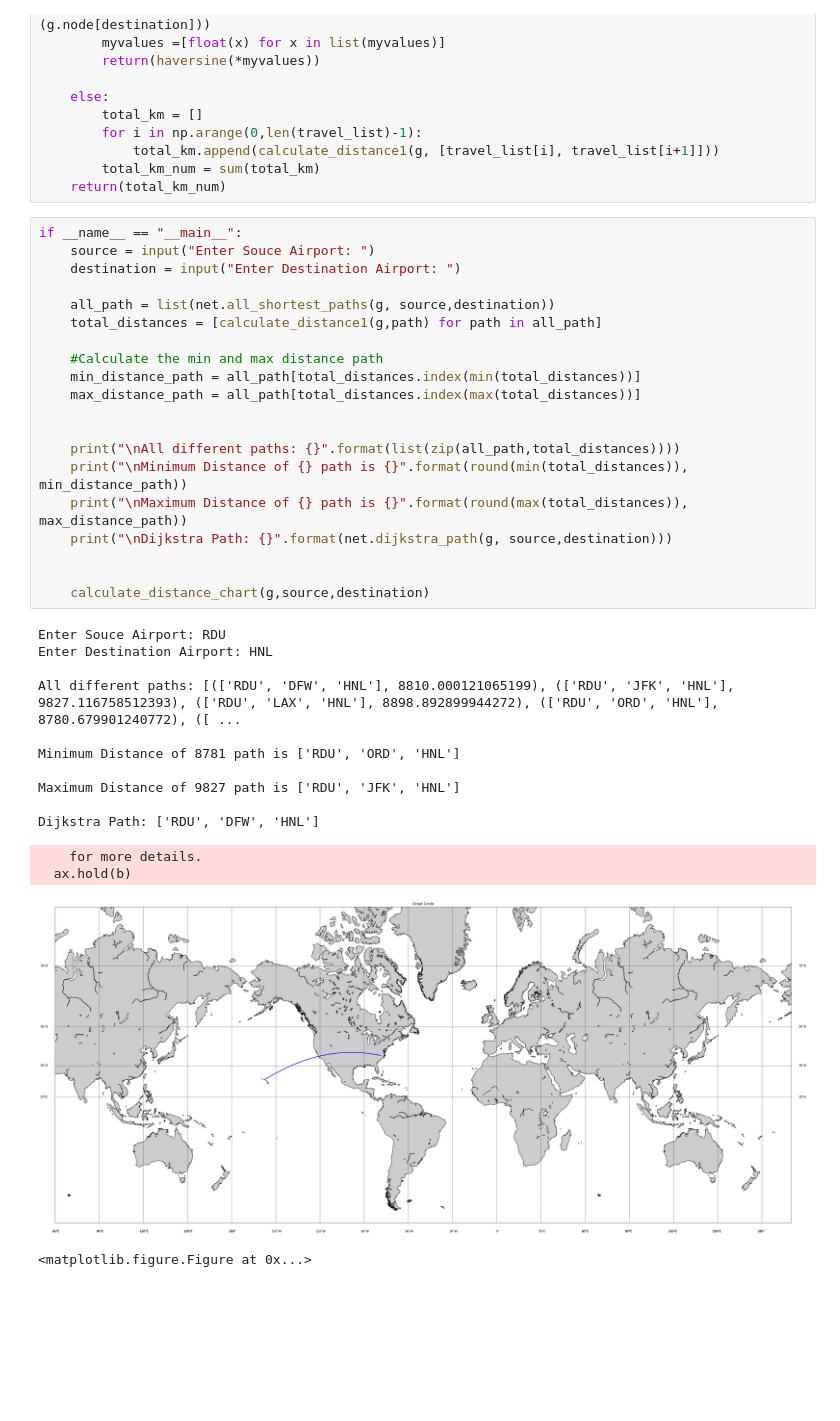
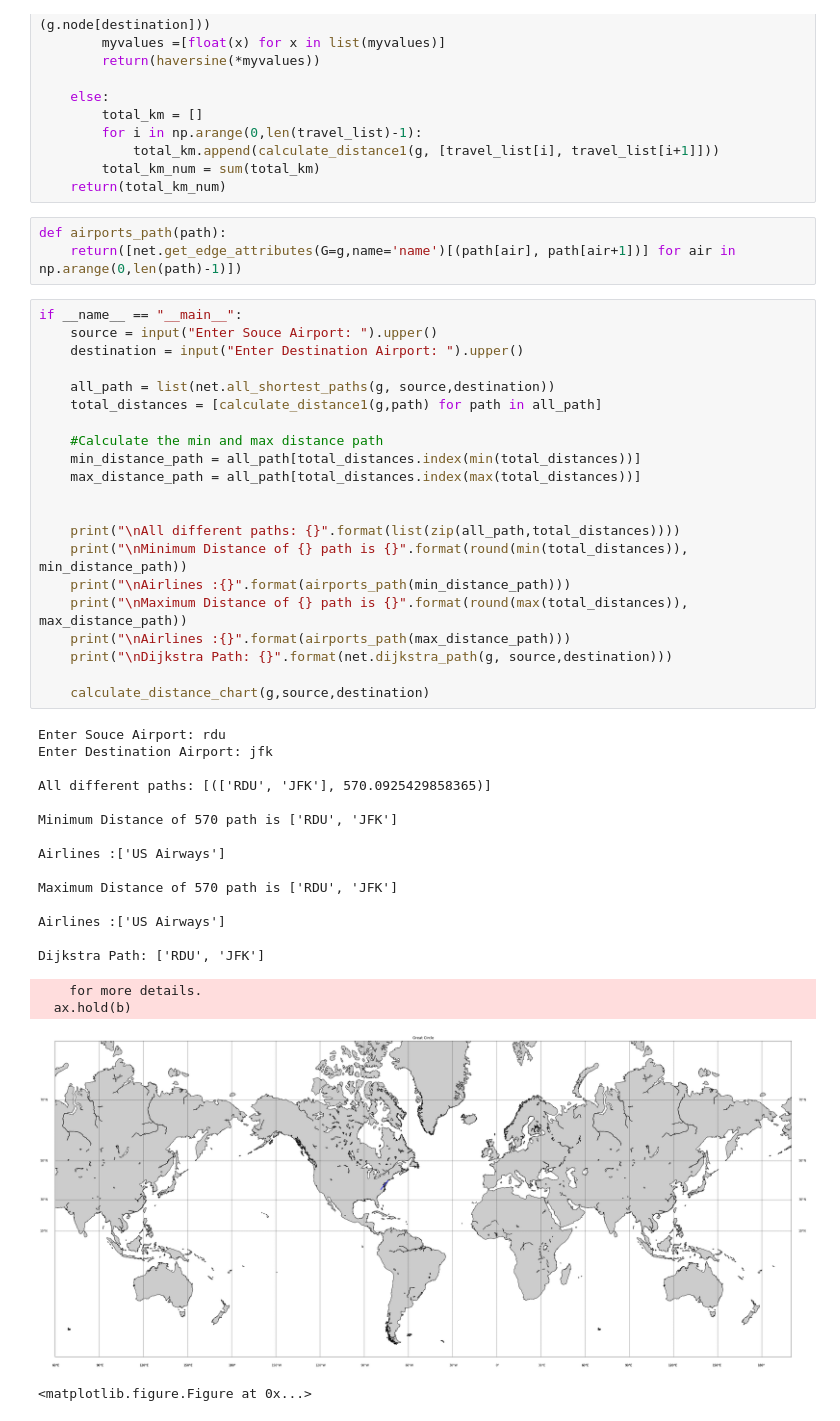
Before and after one commit to bvshyam/620_Project_1, a Jupyter notebook: main_analysis.ipynb, the cells around one changed output. Cells and saved outputs as stored; diff of their text form; blank space fills up the shorter version.

Commit message:
Added airlines path

```diff
--- a/main_analysis.ipynb
+++ b/main_analysis.ipynb
@@ -278,38 +310,46 @@ def calculate_distance1(g, travel_list):
             total_km.append(calculate_distance1(g, [travel_list[i], travel_list[i+1]]))
         total_km_num = sum(total_km)
     return(total_km_num)
+# %%
+def airports_path(path):
+    return([net.get_edge_attributes(G=g,name='name')[(path[air], path[air+1])] for air in np.arange(0,len(path)-1)])
 # %%
 if __name__ == "__main__":
-    source = input("Enter Souce Airport: ")
-    destination = input("Enter Destination Airport: ")
+    source = input("Enter Souce Airport: ").upper()
+    destination = input("Enter Destination Airport: ").upper()
 
     all_path = list(net.all_shortest_paths(g, source,destination))
     total_distances = [calculate_distance1(g,path) for path in all_path]
 
     #Calculate the min and max distance path
     min_distance_path = all_path[total_distances.index(min(total_distances))]
     max_distance_path = all_path[total_distances.index(max(total_distances))]
 
 
     print("\nAll different paths: {}".format(list(zip(all_path,total_distances))))
     print("\nMinimum Distance of {} path is {}".format(round(min(total_distances)), min_distance_path))
+    print("\nAirlines :{}".format(airports_path(min_distance_path)))
     print("\nMaximum Distance of {} path is {}".format(round(max(total_distances)), max_distance_path))
+    print("\nAirlines :{}".format(airports_path(max_distance_path)))
     print("\nDijkstra Path: {}".format(net.dijkstra_path(g, source,destination)))
 
-
     calculate_distance_chart(g,source,destination)
 # %% [output]
-Enter Souce Airport: RDU
-Enter Destination Airport: HNL
+Enter Souce Airport: rdu
+Enter Destination Airport: jfk
 
-All different paths: [(['RDU', 'DFW', 'HNL'], 8810.000121065199), (['RDU', 'JFK', 'HNL'], 9827.116758512393), (['RDU', 'LAX', 'HNL'], 8898.892899944272), (['RDU', 'ORD', 'HNL'], 8780.679901240772), ([ ...
+All different paths: [(['RDU', 'JFK'], 570.0925429858365)]
 
-Minimum Distance of 8781 path is ['RDU', 'ORD', 'HNL']
+Minimum Distance of 570 path is ['RDU', 'JFK']
 
-Maximum Distance of 9827 path is ['RDU', 'JFK', 'HNL']
+Airlines :['US Airways']
 
-Dijkstra Path: ['RDU', 'DFW', 'HNL']
+Maximum Distance of 570 path is ['RDU', 'JFK']
+
+Airlines :['US Airways']
+
+Dijkstra Path: ['RDU', 'JFK']
     for more details.
   ax.hold(b)
-[figure, old version]
+[figure, new version]
 <matplotlib.figure.Figure at 0x...>
```
Also changed, not shown: parts of 9 cells of this notebook.
